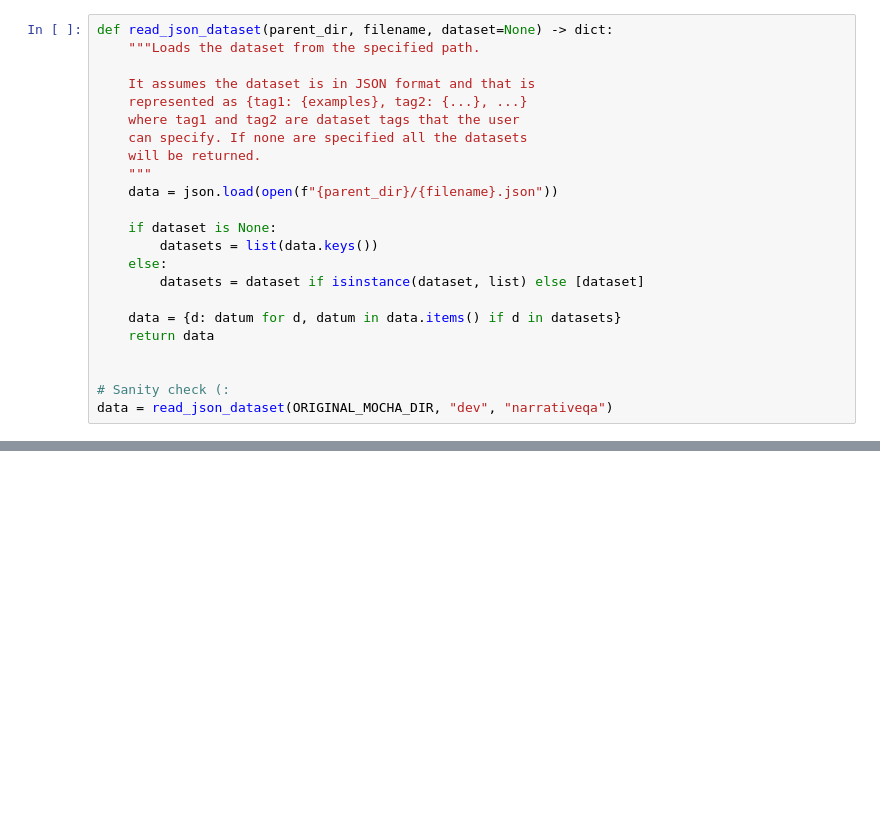
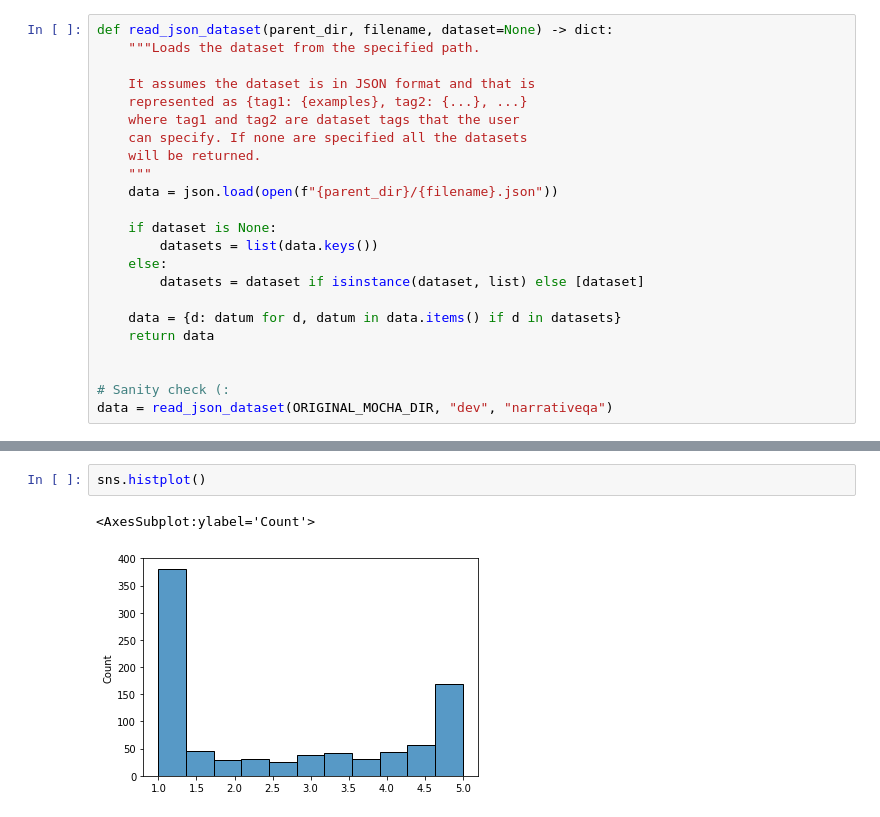
Before and after one commit to pdasigi/eqqa, a Jupyter notebook: scripts/metric_modeling/1_MetricGenerator.ipynb, the cells around one changed output, grey strips where cells are left out. Drawn from its saved outputs; the diff is of its cells as text; blank space fills up the shorter version.

```diff
--- a/scripts/metric_modeling/1_MetricGenerator.ipynb
+++ b/scripts/metric_modeling/1_MetricGenerator.ipynb
@@ -305,0 +347,5 @@ data["narrativeqa"]["0005c7718ff653683df879622efb02d1"]
+# %%
+sns.histplot()
+# %% [output]
+<AxesSubplot:ylabel='Count'>
+[figure, added]
```
Also changed, not shown: parts of 5 cells of this notebook.
